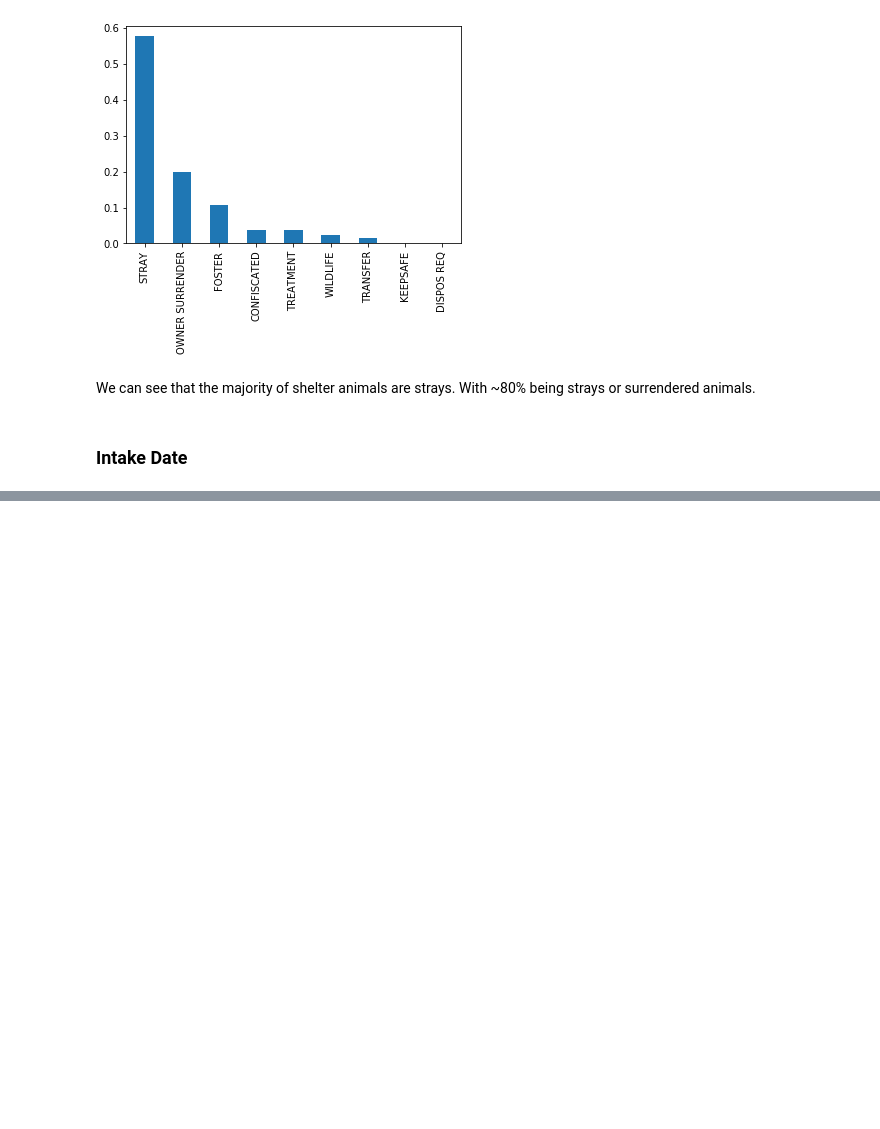
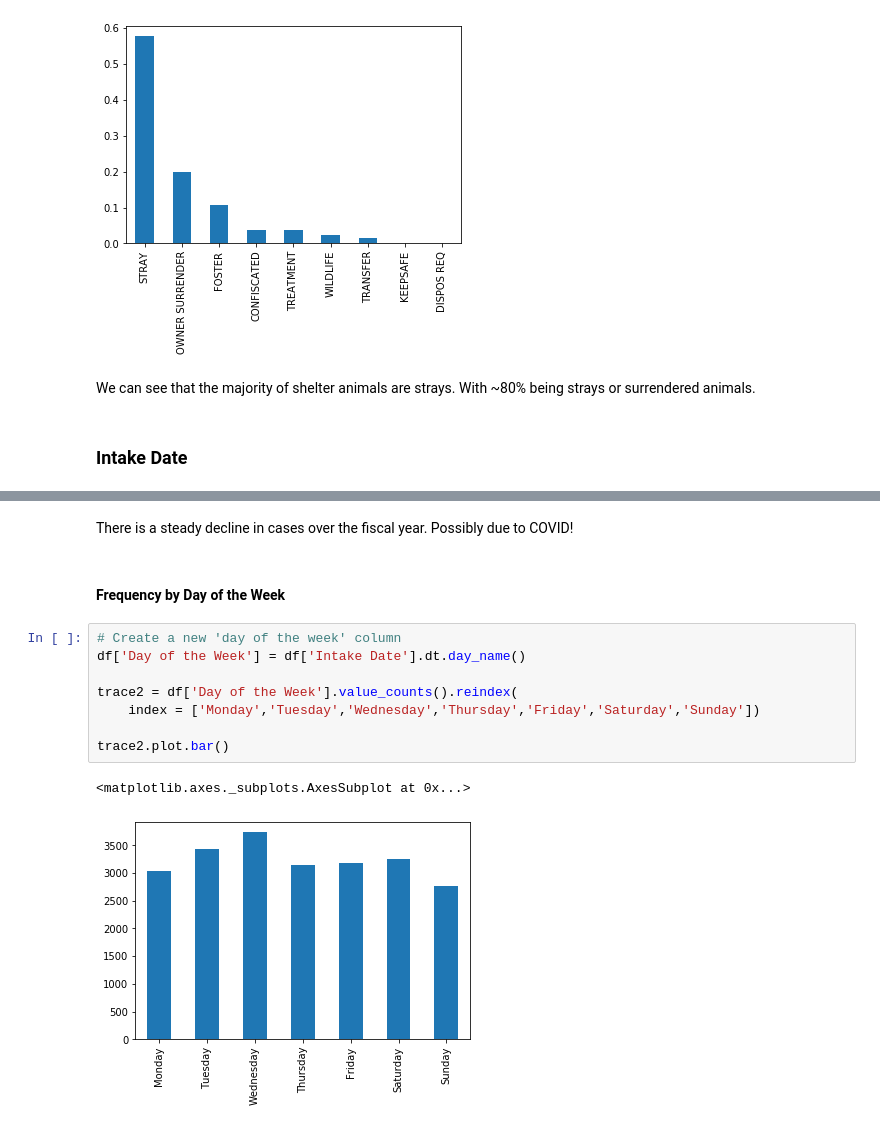
Before and after one commit to jfleury12/animal_shelter_EDA, a Jupyter notebook: notebooks/animal_shelter_eda_fleury.ipynb, the cells around one changed output, grey strips where cells are left out. Cells and saved outputs as stored; diff of their text form; blank space fills up the shorter version.

```diff
--- a/notebooks/animal_shelter_eda_fleury.ipynb
+++ b/notebooks/animal_shelter_eda_fleury.ipynb
@@ -322,0 +367,15 @@ When are these events occurring during the year?
+# %% [markdown]
+There is a steady decline in cases over the fiscal year. Possibly due to COVID!
+# %% [markdown]
+#### Frequency by Day of the Week
+# %%
+# Create a new 'day of the week' column
+df['Day of the Week'] = df['Intake Date'].dt.day_name()
+
+trace2 = df['Day of the Week'].value_counts().reindex(
+    index = ['Monday','Tuesday','Wednesday','Thursday','Friday','Saturday','Sunday'])
+
+trace2.plot.bar()
+# %% [output]
+<matplotlib.axes._subplots.AxesSubplot at 0x...>
+[figure, added]
```
Also changed, not shown: parts of 23 cells of this notebook.
